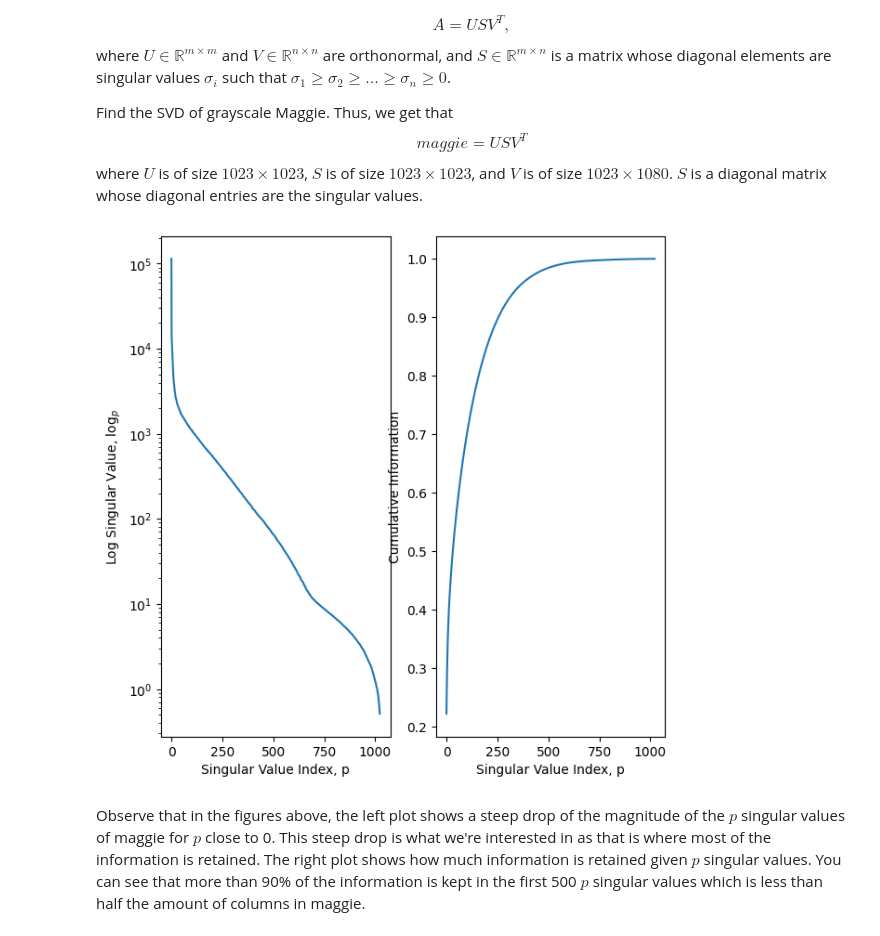
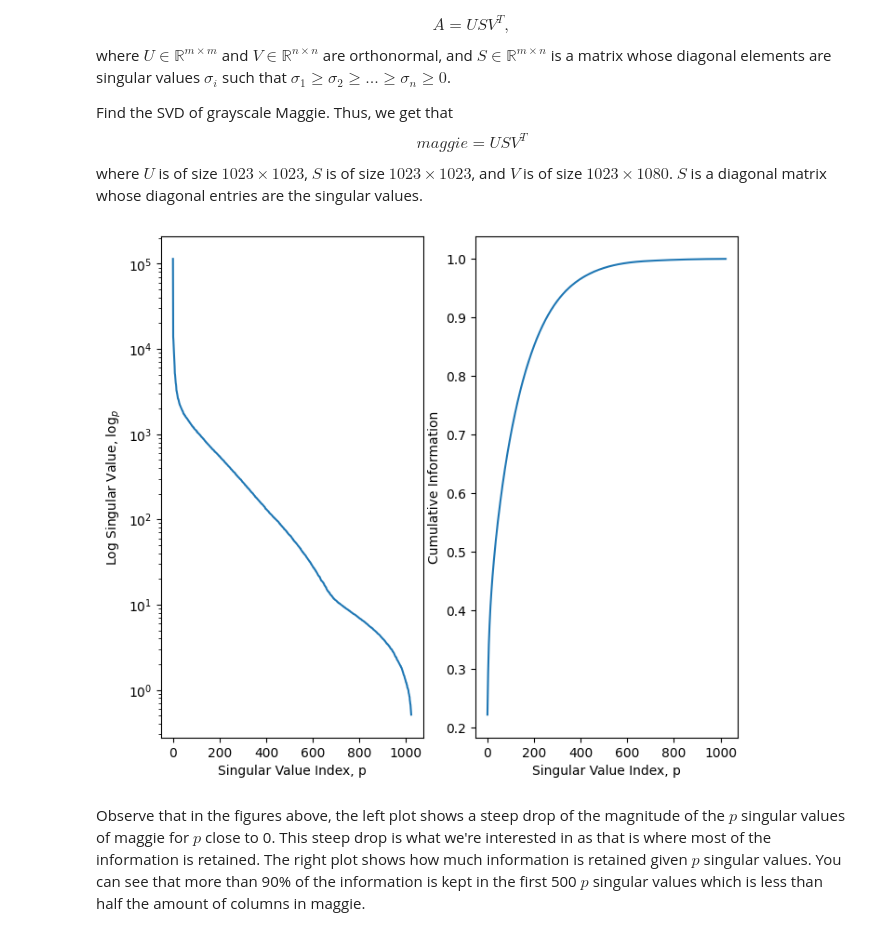
Before and after one commit to benjis2k/Maggie, a Jupyter notebook: Maggie.ipynb, the cells around one changed output. Saved outputs shown, nothing was run; the diff lists cells and outputs as text; code cells hidden in the pictures.

```diff
--- a/Maggie.ipynb
+++ b/Maggie.ipynb
@@ -42,20 +41,19 @@ maggie = maggie_gray
 U, S, Vt = np.linalg.svd(maggie, full_matrices=False)
 S = np.diag(S)
 # %%
-fig, axes = plt.subplots(1, 2, figsize=(7, 7))
+fig, axes = plt.subplots(1, 2, figsize=(8, 7))
 
 axes[0].semilogy(np.diag(S))
 axes[0].set_xlabel('Singular Value Index, p')
-axes[0].set_ylabel('Log Singular Value, $\log_{p}$')
+axes[0].set_ylabel(r'Log Singular Value, $\log_{p}$')  # Use raw string
 
 axes[1].plot(np.cumsum(np.diag(S)) / np.sum(np.diag(S)))
 axes[1].set_xlabel('Singular Value Index, p')
 axes[1].set_ylabel('Cumulative Information')
 
-
 plt.show()
 # %% [output]
-[figure, old version]
+[figure, new version]
 # %% [markdown]
 Observe that in the figures above, the left plot shows a steep drop of the magnitude of the $p$ singular values of maggie for $p$ close to 0. This steep drop is what we're interested in as that is where most of the information is retained. The right plot shows how much information is retained given $p$ singular values. You can see that more than 90\% of the information is kept in the first 500 $p$ singular values which is less than half the amount of columns in maggie.
 # %%
```
Also changed, not shown: parts of 1 cell of this notebook.
